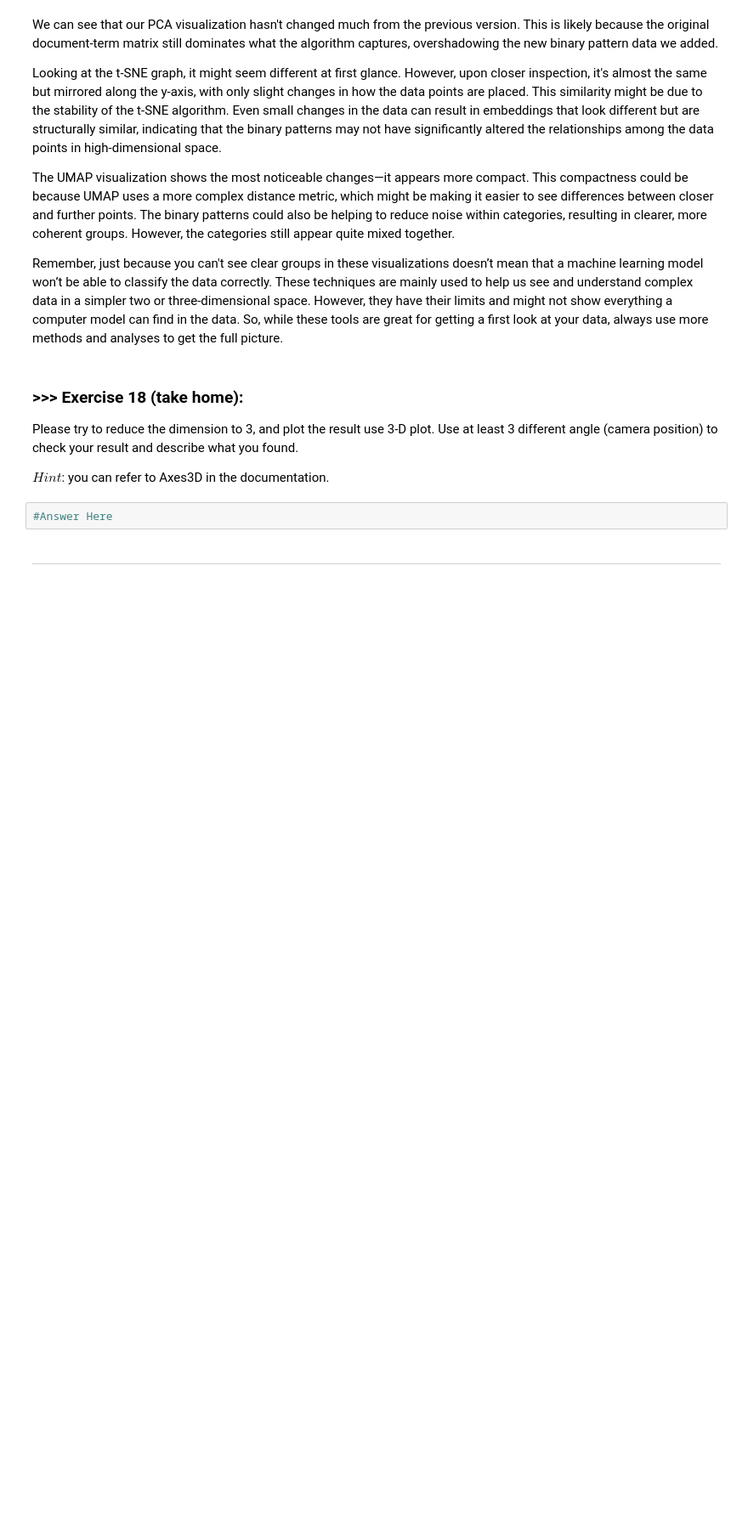
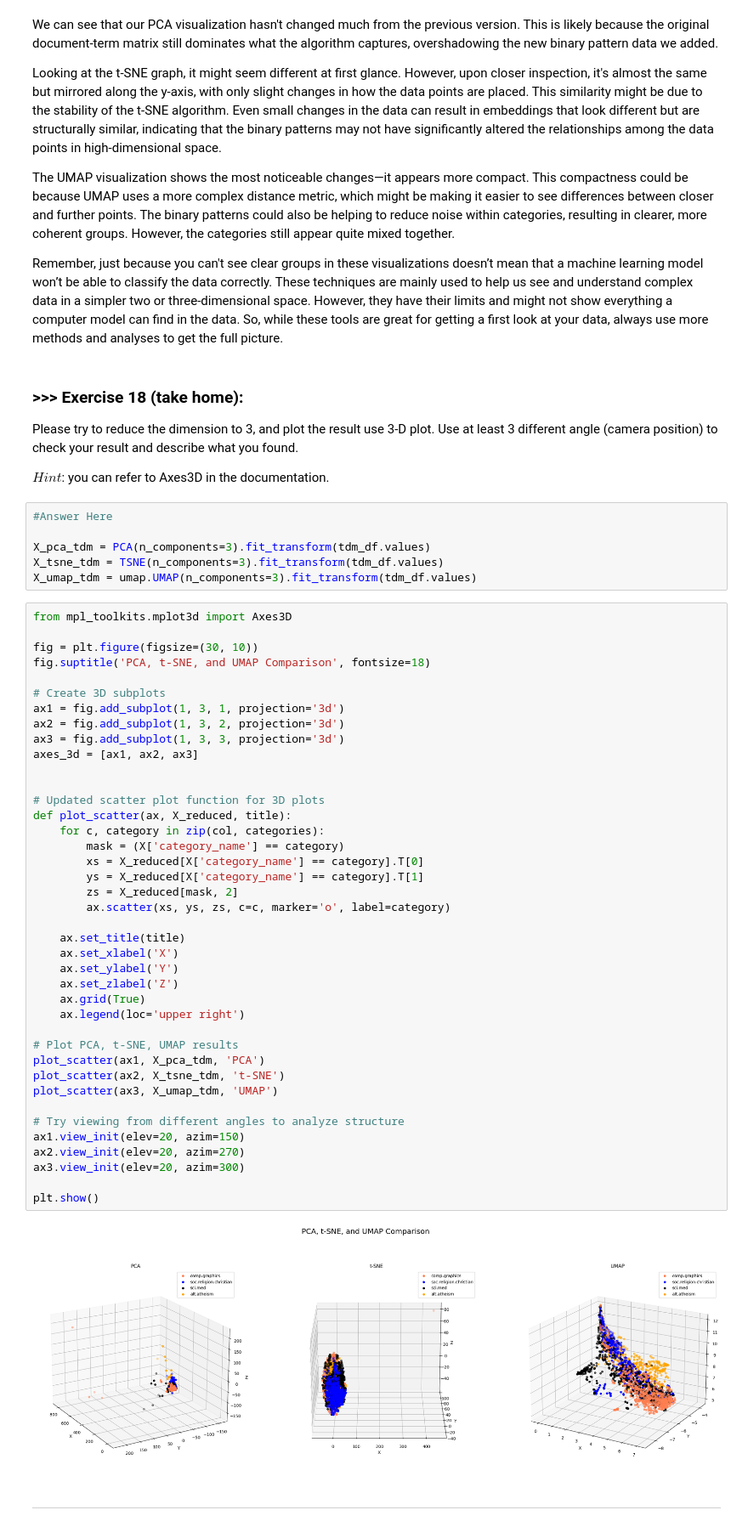
Before and after one commit to tsegayesemere/DM2025-Lab1-Exercise, a Jupyter notebook: DM2025-Lab1-Master.ipynb, the cells around one changed output. Shown at 85% size. Drawn from its saved outputs; the diff is of its cells as text; blank space fills up the shorter version.

```diff
--- a/DM2025-Lab1-Master.ipynb
+++ b/DM2025-Lab1-Master.ipynb
@@ -2166,8 +2649,54 @@ Remember, just because you can't see clear groups in these visualizations doesn
 Please try to reduce the dimension to 3, and plot the result use 3-D plot. Use at least 3 different angle (camera position) to check your result and describe what you found.
 
 $Hint$: you can refer to Axes3D in the documentation.
-# %%
-#Answer Here
+# %%
+#Answer Here
+
+X_pca_tdm = PCA(n_components=3).fit_transform(tdm_df.values)
+X_tsne_tdm = TSNE(n_components=3).fit_transform(tdm_df.values)
+X_umap_tdm = umap.UMAP(n_components=3).fit_transform(tdm_df.values)
+# %%
+from mpl_toolkits.mplot3d import Axes3D
+
+fig = plt.figure(figsize=(30, 10))
+fig.suptitle('PCA, t-SNE, and UMAP Comparison', fontsize=18)
+
+# Create 3D subplots
+ax1 = fig.add_subplot(1, 3, 1, projection='3d')
+ax2 = fig.add_subplot(1, 3, 2, projection='3d')
+ax3 = fig.add_subplot(1, 3, 3, projection='3d')
+axes_3d = [ax1, ax2, ax3]
+
+
+# Updated scatter plot function for 3D plots
+def plot_scatter(ax, X_reduced, title):
+    for c, category in zip(col, categories):
+        mask = (X['category_name'] == category)
+        xs = X_reduced[X['category_name'] == category].T[0]
+        ys = X_reduced[X['category_name'] == category].T[1]
+        zs = X_reduced[mask, 2]
+        ax.scatter(xs, ys, zs, c=c, marker='o', label=category)
+
+    ax.set_title(title)
+    ax.set_xlabel('X')
+    ax.set_ylabel('Y')
+    ax.set_zlabel('Z')
+    ax.grid(True)
+    ax.legend(loc='upper right')
+
+# Plot PCA, t-SNE, UMAP results
+plot_scatter(ax1, X_pca_tdm, 'PCA')
+plot_scatter(ax2, X_tsne_tdm, 't-SNE')
+plot_scatter(ax3, X_umap_tdm, 'UMAP')
+
+# Try viewing from different angles to analyze structure
+ax1.view_init(elev=20, azim=150)
+ax2.view_init(elev=20, azim=270)
+ax3.view_init(elev=20, azim=300)
+
+plt.show()
+# %% [output]
+[figure, added]
 # %% [markdown]
 ---
 # %% [markdown]
```
Also changed, not shown: parts of 48 cells of this notebook, 6 other files.
